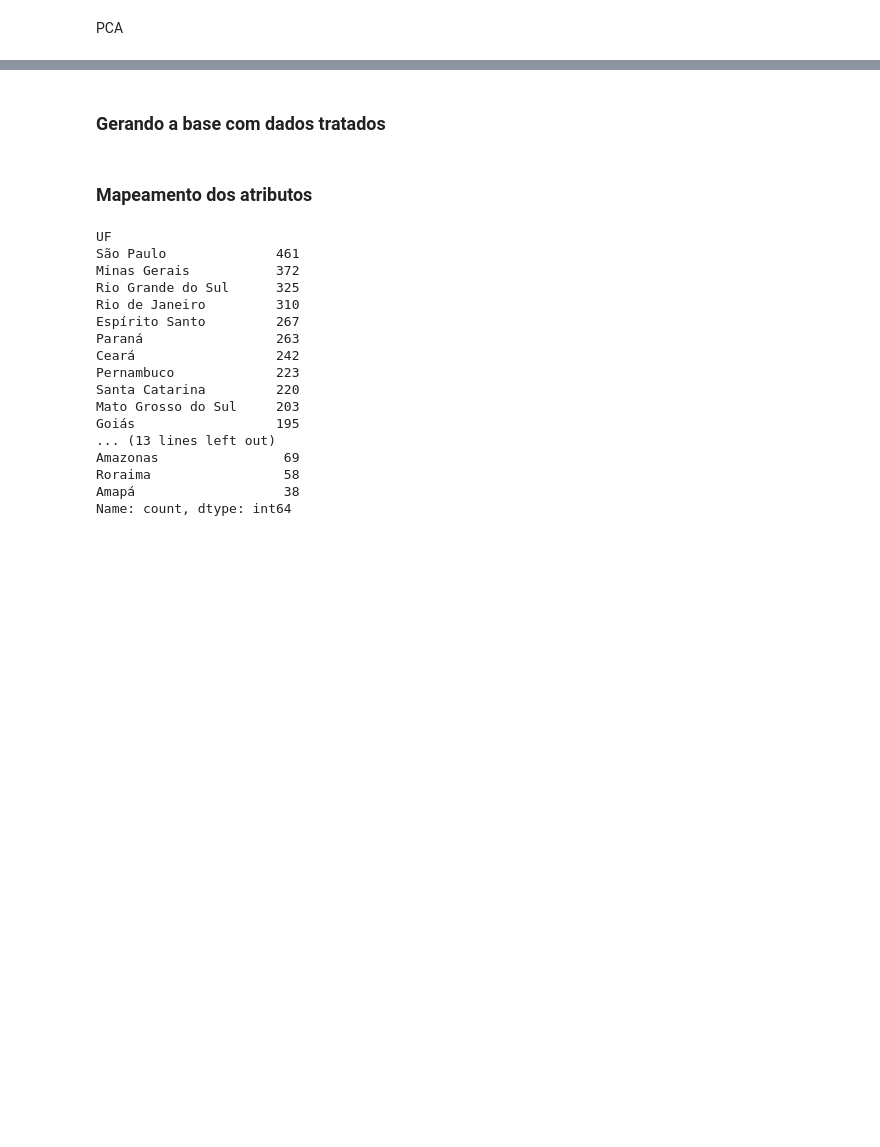
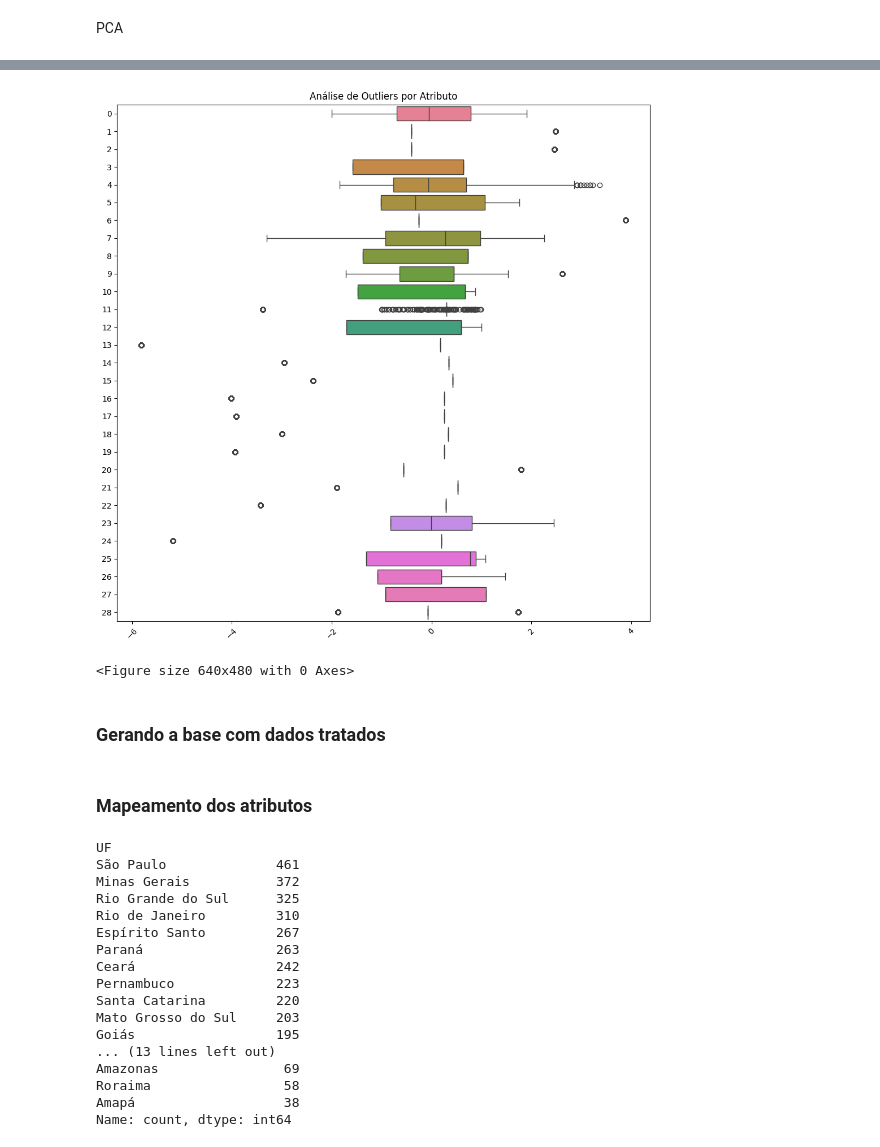
Before and after one commit to IgorLorentz/TOC-TDAH, a Jupyter notebook: tratamento_dados.ipynb, the cells around one changed output, grey strips where cells are left out. Saved outputs shown, nothing was run; the diff lists cells and outputs as text; code cells hidden in the pictures; blank space fills up the shorter version.

```diff
--- a/tratamento_dados.ipynb
+++ b/tratamento_dados.ipynb
@@ -354,3 +349,14 @@ plt.show()
+# %%
+plt.figure(figsize=(10, 10))
+sns.boxplot(data=dataScaled, orient="h")
+plt.xticks(rotation=45)
+plt.title('Análise de Outliers por Atributo')
+plt.tight_layout()
+plt.show()
+plt.savefig('box_plot.png')
+# %% [output]
+[figure, added]
+<Figure size 640x480 with 0 Axes>
 # %% [markdown]
 ### Gerando a base com dados tratados
 # %%
```
Also changed, not shown: parts of 5 cells of this notebook.
